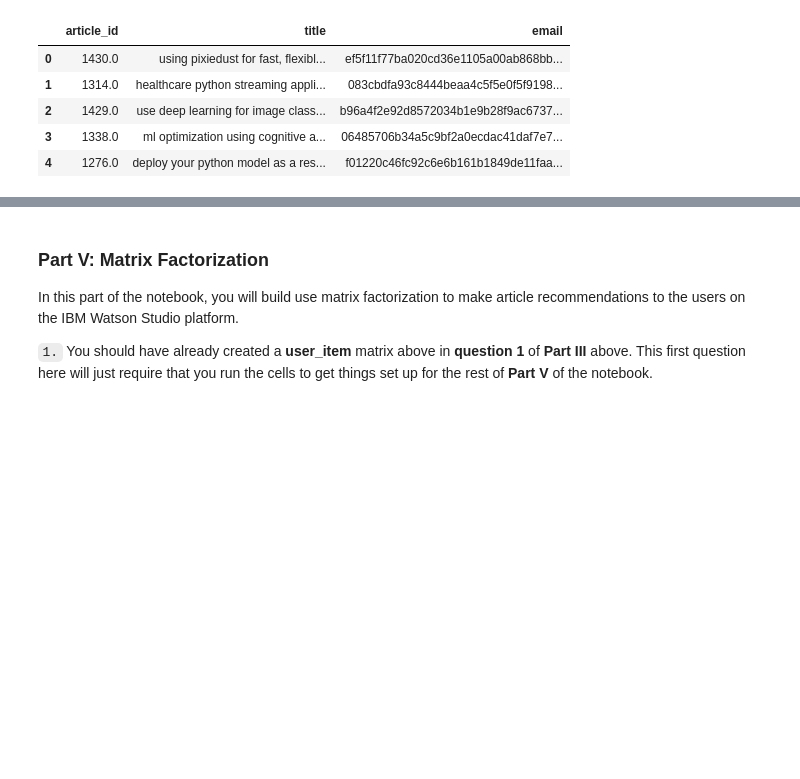
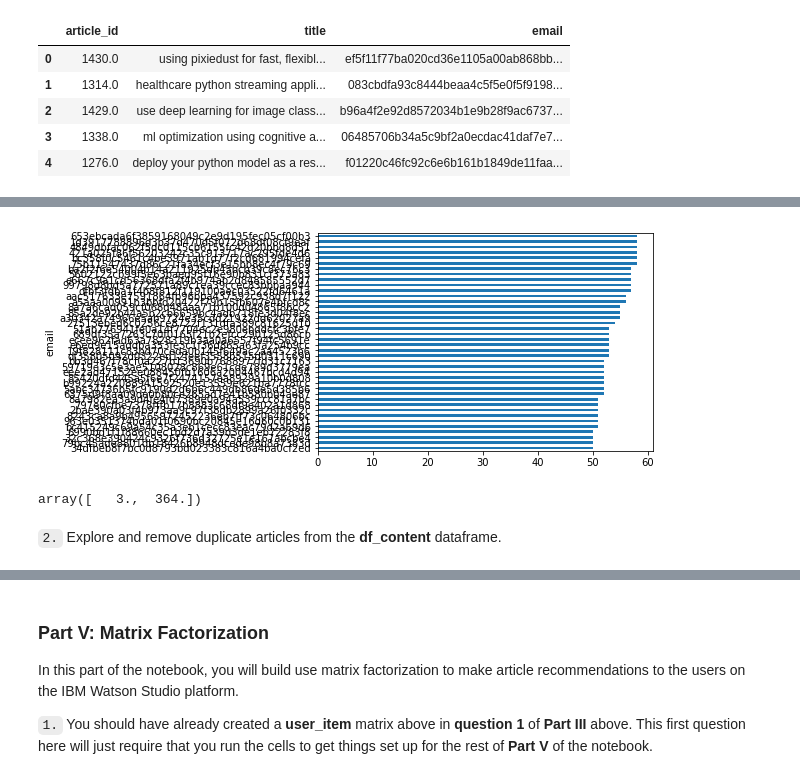
Before and after one commit to ilknurCakir/Recommendations-with-IBM, a Jupyter notebook: Recommendations_with_IBM.ipynb, the cells around one changed output, grey strips where cells are left out. Drawn from its saved outputs; the diff is of its cells as text; code cells hidden in the pictures; blank space fills up the shorter version.

```diff
--- a/Recommendations_with_IBM.ipynb
+++ b/Recommendations_with_IBM.ipynb
@@ -43,0 +116,8 @@ df.head()
+# %%
+df.groupby('email').article_id.count().sort_values(ascending = False)[100:140][::-1].plot(kind = 'barh');
+# %% [output]
+[figure, added]
+# %%
+np.percentile(df.groupby('email').article_id.count(), [50, 100])
+# %% [output]
+array([   3.,  364.])
@@ -43,0 +129,2 @@ df.head()
+# %% [markdown]
+`2.` Explore and remove duplicate articles from the **df_content** dataframe.
```
Also changed, not shown: parts of 42 cells of this notebook.
